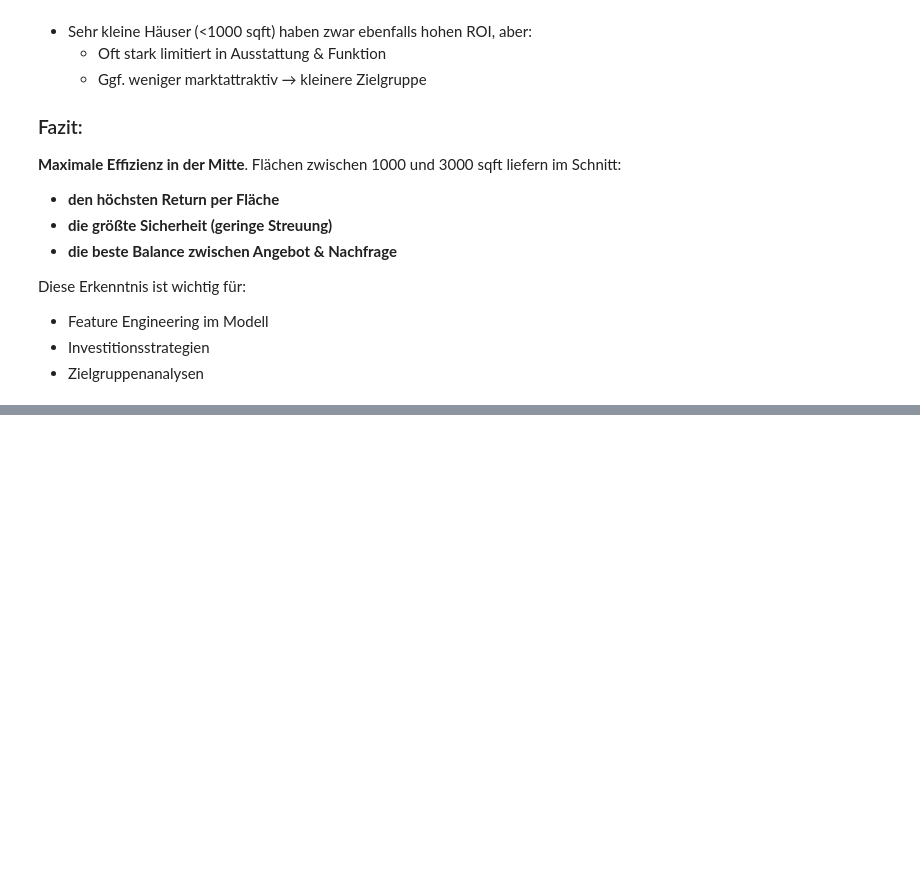
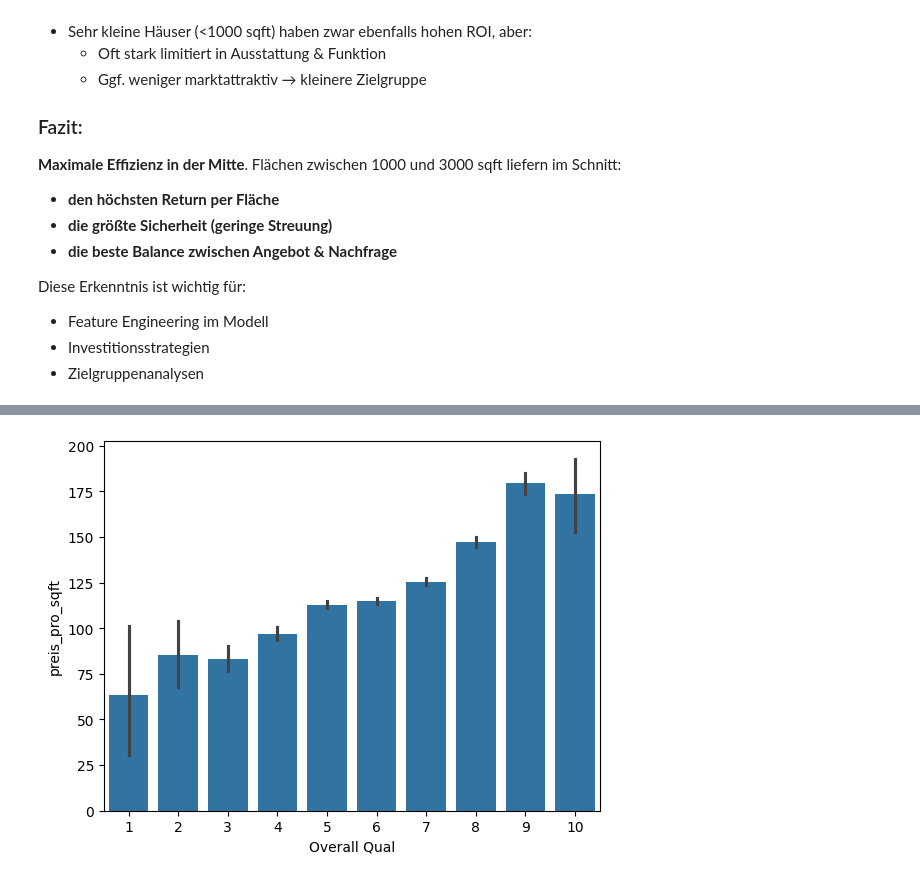
Before and after one commit to maxtesmer/ames-housing-analysis, a Jupyter notebook: datapractise_ames-housing-analysis/notebooks/aha_01.ipynb, the cells around one changed output, grey strips where cells are left out. Drawn from its saved outputs; the diff is of its cells as text; code cells hidden in the pictures; blank space fills up the shorter version.

```diff
--- a/datapractise_ames-housing-analysis/notebooks/aha_01.ipynb
+++ b/datapractise_ames-housing-analysis/notebooks/aha_01.ipynb
@@ -272,0 +300,6 @@ Um die ökonomisch effizientesten Haustypen zu identifizieren, analysiere ich nu
+# %%
+plt.figure()
+sns.barplot(data=df, x="Overall Qual", y="preis_pro_sqft")
+plt.show()
+# %% [output]
+[figure, added]
```
Also changed, not shown: parts of 9 cells of this notebook, 1 other file.
